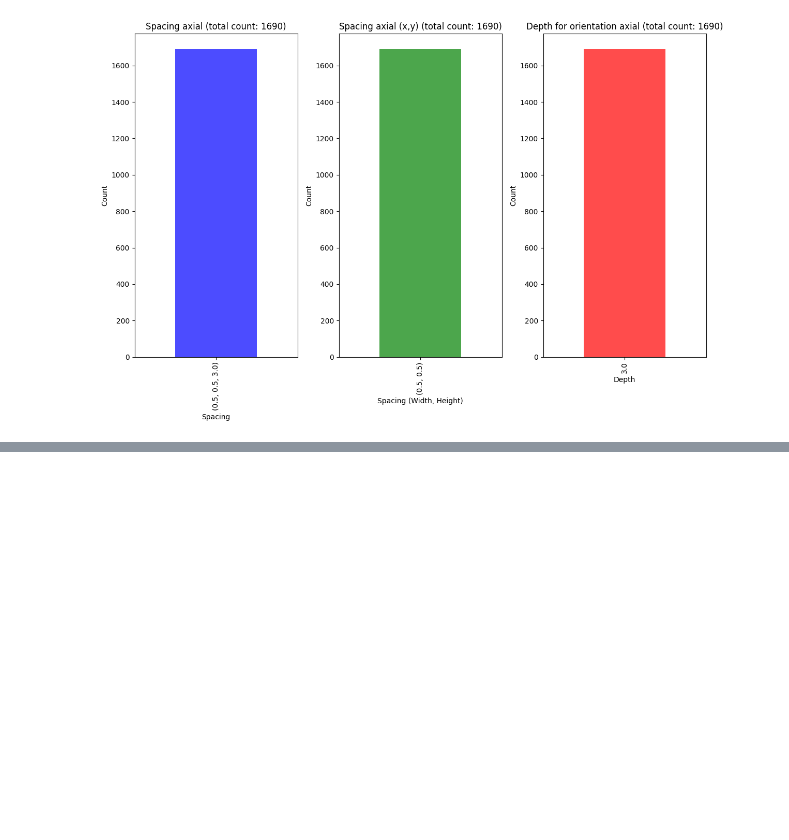
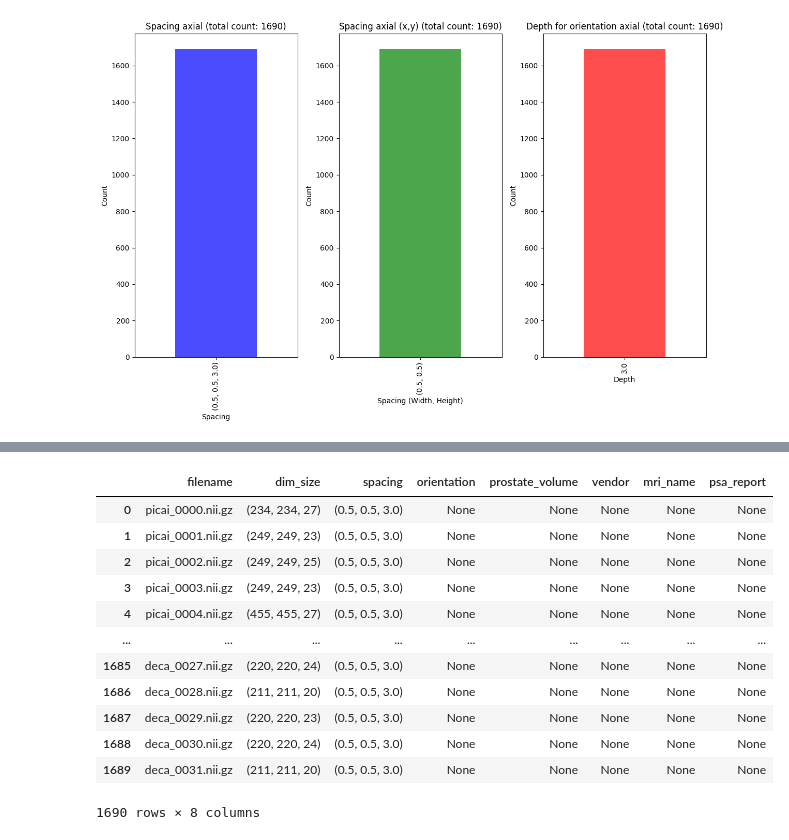
Before and after one commit to usbt0p/mri-prostate-segmentation-deeplearning, a Jupyter notebook: exploratoryAnalysis/explore_preprocessed.ipynb, the cells around one changed output, grey strips where cells are left out. Saved outputs shown, nothing was run; the diff lists cells and outputs as text; code cells hidden in the pictures; blank space fills up the shorter version.

```diff
--- a/exploratoryAnalysis/explore_preprocessed.ipynb
+++ b/exploratoryAnalysis/explore_preprocessed.ipynb
@@ -246,0 +268,18 @@ interactive(children=(IntSlider(value=0, description='Slice Index', max=20), Out
+# %%
+start = perf_counter()
+
+with open(join(DATA_ROOT, "all_data.json")) as f:
+    all_data = json.load(f)
+
+max_workers = analyzer.cpus
+
+with concurrent.futures.ProcessPoolExecutor(
+    max_workers=max_workers
+) as executor:
+    records = list(
+        executor.map(analyzer.parse_metadata_file, all_data["labels"])
+    )
+df_labels = pd.DataFrame(records)
+
+print(df_labels)
+print(perf_counter() - start, "seconds")
@@ -246,0 +320,16 @@ interactive(children=(IntSlider(value=0, description='Slice Index', max=20), Out
+# %%
+df_labels
+# %% [output]
+|  | filename | dim_size | spacing | orientation | prostate_volume | vendor | mri_name | psa_report |
+| 0 | picai_0000.nii.gz | (234, 234, 27) | (0.5, 0.5, 3.0) | None | None | None | None | None |
+| 1 | picai_0001.nii.gz | (249, 249, 23) | (0.5, 0.5, 3.0) | None | None | None | None | None |
+| 2 | picai_0002.nii.gz | (249, 249, 25) | (0.5, 0.5, 3.0) | None | None | None | None | None |
+| 3 | picai_0003.nii.gz | (249, 249, 23) | (0.5, 0.5, 3.0) | None | None | None | None | None |
+| 4 | picai_0004.nii.gz | (455, 455, 27) | (0.5, 0.5, 3.0) | None | None | None | None | None |
+| ... | ... | ... | ... | ... | ... | ... | ... | ... |
+| 1685 | deca_0027.nii.gz | (220, 220, 24) | (0.5, 0.5, 3.0) | None | None | None | None | None |
+| 1686 | deca_0028.nii.gz | (211, 211, 20) | (0.5, 0.5, 3.0) | None | None | None | None | None |
+| 1687 | deca_0029.nii.gz | (220, 220, 23) | (0.5, 0.5, 3.0) | None | None | None | None | None |
+| 1688 | deca_0030.nii.gz | (220, 220, 24) | (0.5, 0.5, 3.0) | None | None | None | None | None |
+| 1689 | deca_0031.nii.gz | (211, 211, 20) | (0.5, 0.5, 3.0) | None | None | None | None | None |
+1690 rows × 8 columns
```
Also changed, not shown: parts of 8 cells of this notebook, 2 other files.
